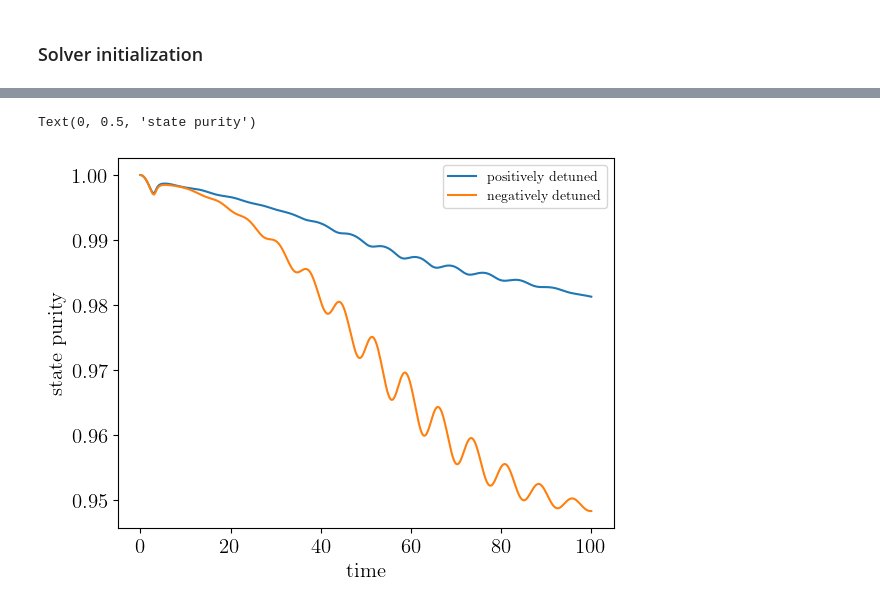
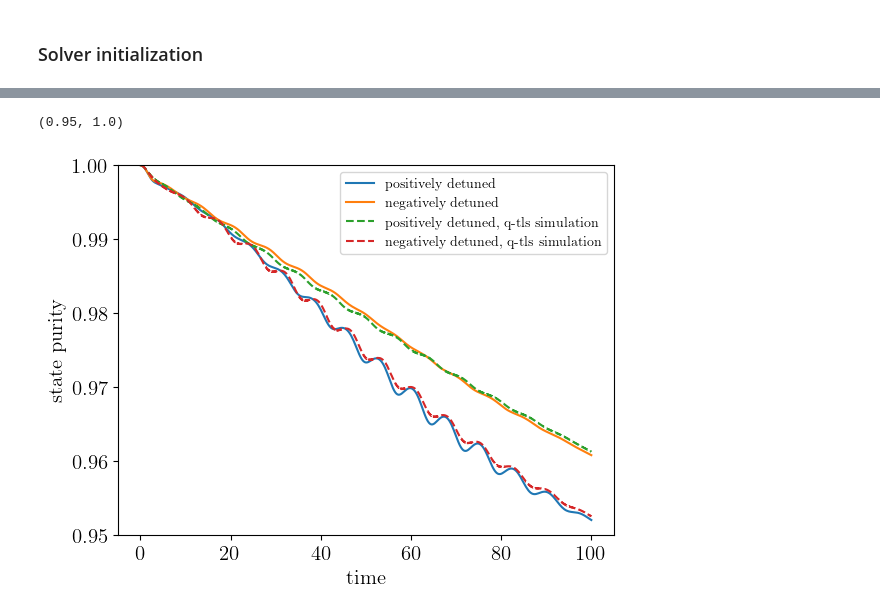
Before and after one commit to hzw770/kdshmap, a Jupyter notebook: kdshmap_example_Transmon_TLS.ipynb, the cells around one changed output, grey strips where cells are left out. Cells and saved outputs as stored; diff of their text form; code cells hidden in the pictures.

Commit message:
state transition map; updated transmon tls example

```diff
--- a/kdshmap_example_Transmon_TLS.ipynb
+++ b/kdshmap_example_Transmon_TLS.ipynb
@@ -148,0 +127,7 @@ ax.set_xlim(3,5)
+# %%
+purity_list_real_1 = [((ms_result_lindblad.states[j].ptrace(0))*ms_result_lindblad.states[j].ptrace(0)).tr() for j in range(len(t_list))]
+plt.plot(t_list, purity_list_real_1, '--')
+plt.plot(t_list_output, purity1_list)
+
+plt.xlabel('time')
+plt.ylabel('purity')
@@ -148,0 +184,26 @@ ax.set_xlim(3,5)
+# %%
+# Compare our results with a new numerical model
+# Both qubit and TLS are modeled as Qobj quantum objects with their Hilber spaces tensor producted
+
+H_tls = - wt/2 * q.sigmaz()
+I_tls = q.qeye(2)
+I_q = I_tls
+H_full = q.tensor(Hq, I_tls) + q.tensor(I_q, H_tls)
+n = q.sigmax()
+H_int = g * q.tensor(n, q.sigmax())
+H_full += H_int
+psi0 = q.tensor(pure_state*pure_state.dag(), q.basis(tmon_dim, 0)*q.basis(tmon_dim, 0).dag())
+n_full = q.tensor(n, I_tls)
+sm = q.tensor(I_q, q.destroy(2))
+H_mesolve = [H_full, [n_full, sp.interpolate.CubicSpline(t_list, drive)]]
+
+ms_result_lindblad = q.mesolve(H_mesolve, psi0, t_list, c_ops=[np.sqrt(gamma)*q.tensor(I_tls, q.destroy(2))],
+                      e_ops=[q.tensor(q.basis(tmon_dim, 1)*q.basis(tmon_dim, 1).dag(), I_tls)],
+                     options = q.Options(rtol = 1e-10, atol = 1e-10, store_states = True))
+# %%
+purity_list_real_2 = [((ms_result_lindblad.states[j].ptrace(0))*ms_result_lindblad.states[j].ptrace(0)).tr() for j in range(len(t_list))]
+plt.plot(t_list, purity_list_real_2, '--')
+plt.plot(t_list_output, purity2_list)
+
+plt.xlabel('time')
+plt.ylabel('purity')
@@ -149,13 +213,13 @@ ax.set_xlim(3,5)
 # %%
-pure_state = (q.basis(tmon_dim, 1) + q.basis(tmon_dim, 0))/np.sqrt(2)
-solver2.density0 = pure_state * pure_state.dag()
-densities = solver2.generate_densities()
-purity_list_2 = np.einsum('ij,ij->i', densities, np.conjugate(densities))
-plt.plot(solver2.t_list_sub, abs(purity_list_2), label = 'positively detuned')
-plt.plot(solver2.t_list_sub, abs(purity_list), label = 'negatively detuned')
+
+plt.plot(t_list_output, abs(purity1_list), label = 'positively detuned')
+plt.plot(t_list_output, abs(purity2_list), label = 'negatively detuned')
+plt.plot(t_list, purity_list_real_2, '--', label = 'positively detuned, q-tls simulation')
+plt.plot(t_list, purity_list_real_1, '--', label = 'negatively detuned, q-tls simulation')
 plt.legend()
 plt.xlabel('time')
 plt.ylabel('state purity')
+plt.ylim(0.95,1)
 # %% [output]
-Text(0, 0.5, 'state purity')
+(0.95, 1.0)
-[figure, old version]
+[figure, new version]
```
Also changed, not shown: parts of 22 cells of this notebook, 4 other files.
